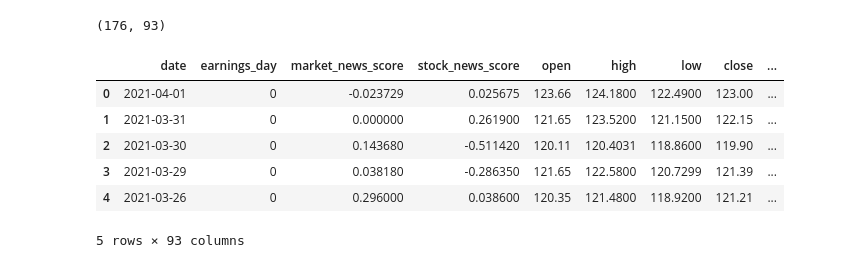
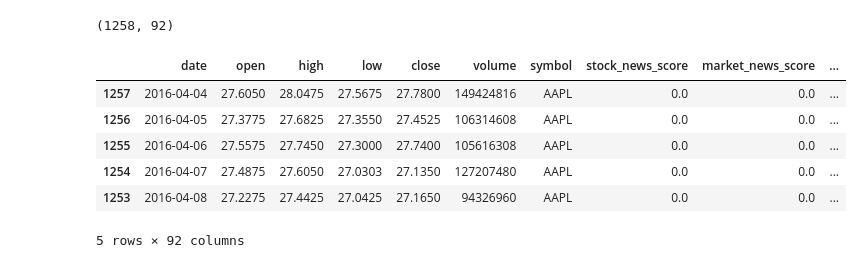
Before and after one commit to Yu821/stock_price_prediction, a Jupyter notebook: models/LSTM_Model.ipynb, the cells around one changed output. Drawn from its saved outputs; the diff is of its cells as text; code cells hidden in the pictures.

```diff
--- a/models/LSTM_Model.ipynb
+++ b/models/LSTM_Model.ipynb
@@ -57,7 +41 @@ Index(['changePercent', 'close', 'high', 'low', 'open', 'symbol', 'volume',
       dtype='object')
-# %%
-financial['earnings_day'] = (financial['reportDate_x'] == financial['date'])
-
-financial['earnings_day'] = financial['earnings_day'].astype('int')
-
-financial['earnings_day'].head()
@@ -71,15 +50,16 @@ Name: earnings_day, dtype: int32
 # %%
-finance = financial[['date', 'earnings_day', 'market_news_score', 'stock_news_score',
-                     "open", "high", "low", "close", "volume", 'ticker']]
+finance = financial[['date',
+                     "open", "high", "low", "close", "volume", 'symbol']]
 
-finance = finance[finance['ticker'] == "AAPL"]
+finance = finance[finance['symbol'] == "AAPL"]
+
 
 finance['date'] = pd.DatetimeIndex(finance['date'])
 
 finance['date'] = finance['date'].dt.strftime('%Y-%m-%d')
 
-finance = finance.loc[(finance['date'] >= '2020-04-01')
-                     & (finance['date'] <= '2021-04-01')]
+#finance = finance.loc[(finance['date'] >= '2020-04-01')
+ #                    & (finance['date'] <= '2021-04-01')]
 
 
 print(finance.shape)
@@ -94,0 +75,17 @@ finance.head()
+# %%
+stock_news = pd.read_csv (r'C:\Users\imaia\Desktop\Stats170A\Capstone\stock_news_data.csv')
+
+stock_news = stock_news[stock_news['ticker'] == "AAPL"]
+
+stock_news = stock_news.groupby('date').agg({'score' : 'mean'}).reset_index()
+
+market_news = pd.read_csv (r'C:\Users\imaia\Desktop\Stats170A\Capstone\market_news_data.csv')
+
+market_news = market_news.groupby('date').agg({'score' : 'mean'}).reset_index()
+
+news_scores = stock_news.merge(market_news, on = 'date')
+
+news_scores.columns = ["date", "stock_news_score", "market_news_score"]
+
+print(news_scores.shape)
+news_scores.head()
@@ -94,0 +100,4 @@ finance.head()
+# %%
+finance = finance.merge(news_scores, on = 'date', how = 'left')
+finance = finance.fillna(0)
+finance.tail()
@@ -95,16 +111,17 @@ finance.head()
 # %%
 technical = add_all_ta_features(finance, open="open", high="high", low="low", close="close",
                                      volume="volume", fillna=True)
 
 print(technical.shape)
+technical = technical.sort_values(by='date')
 
 technical.head()
 # %% [output]
-(176, 93)
+(1258, 92)
-|  | date | earnings_day | market_news_score | stock_news_score | open | high | low | close | ... |
-| 0 | 2021-04-01 | 0 | -0.023729 | 0.025675 | 123.66 | 124.1800 | 122.4900 | 123.00 | ... |
-| 1 | 2021-03-31 | 0 | 0.000000 | 0.261900 | 121.65 | 123.5200 | 121.1500 | 122.15 | ... |
-| 2 | 2021-03-30 | 0 | 0.143680 | -0.511420 | 120.11 | 120.4031 | 118.8600 | 119.90 | ... |
-| 3 | 2021-03-29 | 0 | 0.038180 | -0.286350 | 121.65 | 122.5800 | 120.7299 | 121.39 | ... |
-| 4 | 2021-03-26 | 0 | 0.296000 | 0.038600 | 120.35 | 121.4800 | 118.9200 | 121.21 | ... |
+|  | date | open | high | low | close | volume | symbol | stock_news_score | market_news_score | ... |
+| 1257 | 2016-04-04 | 27.6050 | 28.0475 | 27.5675 | 27.7800 | 149424816 | AAPL | 0.0 | 0.0 | ... |
+| 1256 | 2016-04-05 | 27.3775 | 27.6825 | 27.3550 | 27.4525 | 106314608 | AAPL | 0.0 | 0.0 | ... |
+| 1255 | 2016-04-06 | 27.5575 | 27.7450 | 27.3000 | 27.7400 | 105616308 | AAPL | 0.0 | 0.0 | ... |
+| 1254 | 2016-04-07 | 27.4875 | 27.6050 | 27.0303 | 27.1350 | 127207480 | AAPL | 0.0 | 0.0 | ... |
+| 1253 | 2016-04-08 | 27.2275 | 27.4425 | 27.0425 | 27.1650 | 94326960 | AAPL | 0.0 | 0.0 | ... |
-5 rows × 93 columns
+5 rows × 92 columns
```
Also changed, not shown: parts of 38 cells of this notebook.
